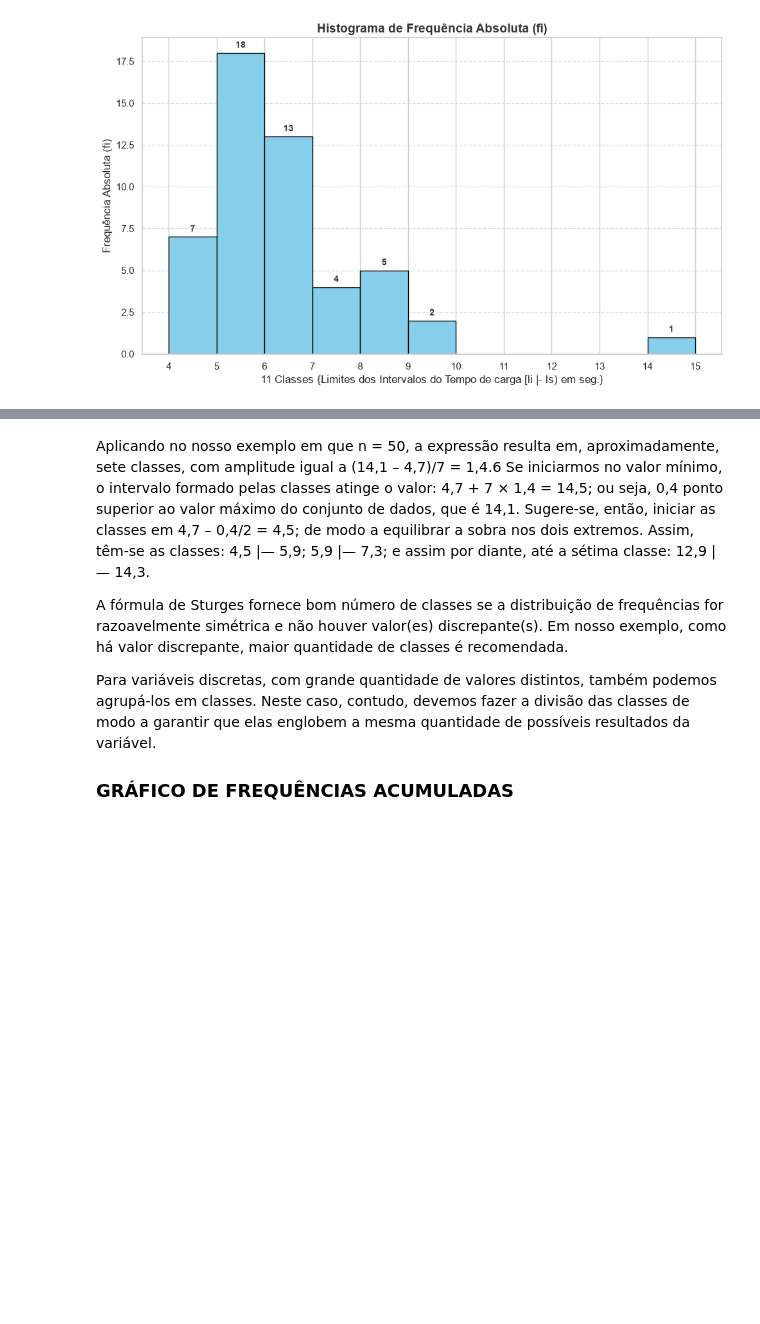
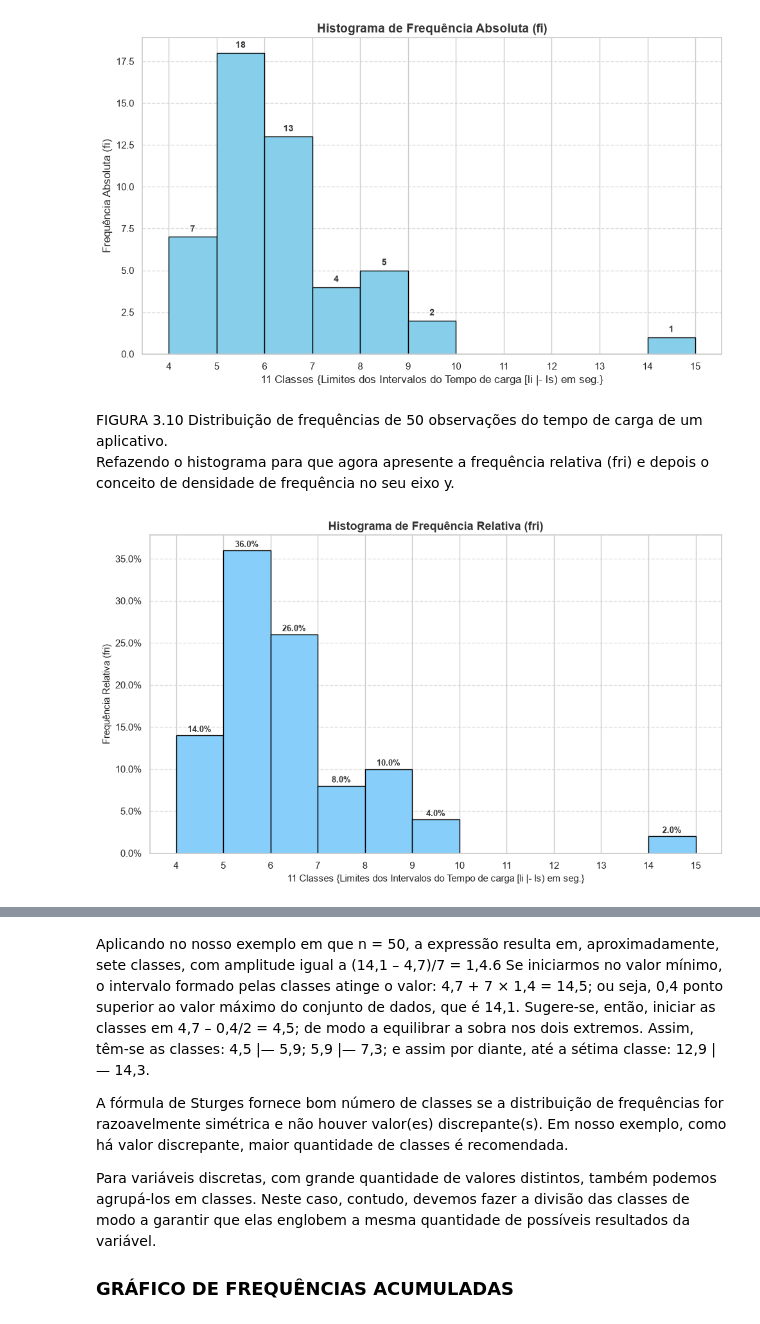
Before and after one commit to cleuler/notebook, a Jupyter notebook: cap3_barb.ipynb, the cells around one changed output, grey strips where cells are left out. Drawn from its saved outputs; the diff is of its cells as text; code cells hidden in the pictures; blank space fills up the shorter version.

```diff
--- a/cap3_barb.ipynb
+++ b/cap3_barb.ipynb
@@ -930,3 +941,50 @@ plt.tight_layout()
 plt.show()
 # %% [output]
 [figure]
+# %% [markdown]
+FIGURA 3.10 Distribuição de frequências de 50 observações do tempo de carga de um aplicativo.
+Refazendo o histograma para que agora apresente a frequência relativa (fri) e depois o conceito de densidade de frequência no seu eixo y.
+# %%
+import matplotlib.pyplot as plt
+from matplotlib.ticker import PercentFormatter
+
+# Frequência relativa (fri) em proporção
+# Amplitude de classe matida em: 1,0 segundo
+fri = tabela_frequencias['fi (Absoluta)'] / tabela_frequencias['fi (Absoluta)'].sum()
+
+# Histograma com eixo y em frequência relativa (fri)
+plt.figure(figsize=(10, 6))
+barras = plt.bar(
+    tabela_frequencias['Ponto Médio (xi)'],
+    fri,
+    width=1.0,
+    edgecolor='black',
+    color='lightskyblue',
+    align='center',
+)
+
+# Exibe os valores de fri no topo de cada barra
+for barra in barras:
+    altura = barra.get_height()
+    if altura > 0:
+        plt.text(
+            barra.get_x() + barra.get_width() / 2.0,
+            altura + 0.002,
+            f'{altura:.1%}',
+            ha='center',
+            va='bottom',
+            fontsize=9,
+            fontweight='bold',
+        )
+
+plt.title('Histograma de Frequência Relativa (fri)', fontsize=13, fontweight='bold')
+plt.xlabel('11 Classes {Limites dos Intervalos do Tempo de carga [li |- ls) em seg.}', fontsize=11)
+plt.ylabel('Frequência Relativa (fri)', fontsize=11)
+plt.xticks(limites_bins)
+plt.gca().yaxis.set_major_formatter(PercentFormatter(xmax=1.0))
+plt.grid(axis='y', linestyle='--', alpha=0.6)
+
+plt.tight_layout()
+plt.show()
+# %% [output]
+[figure, added]
```
Also changed, not shown: parts of 6 cells of this notebook.
